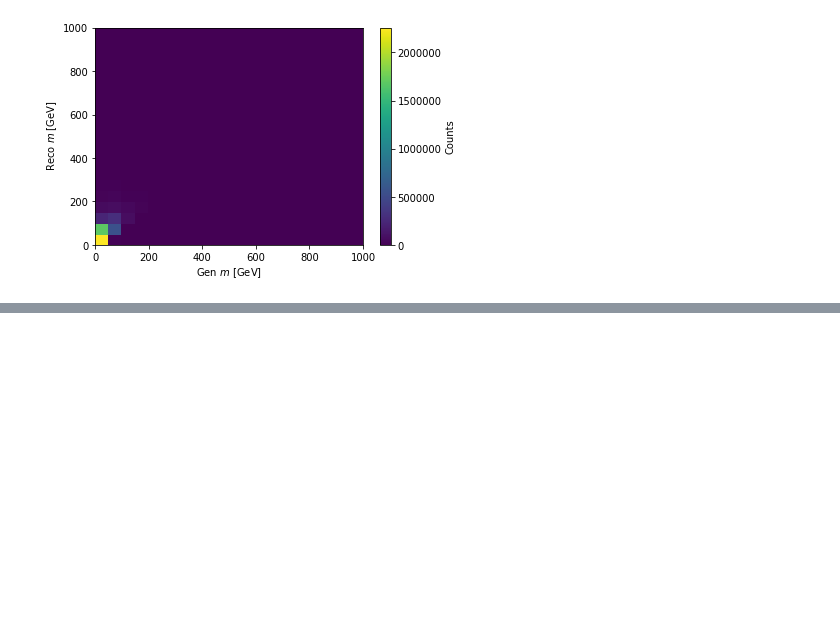
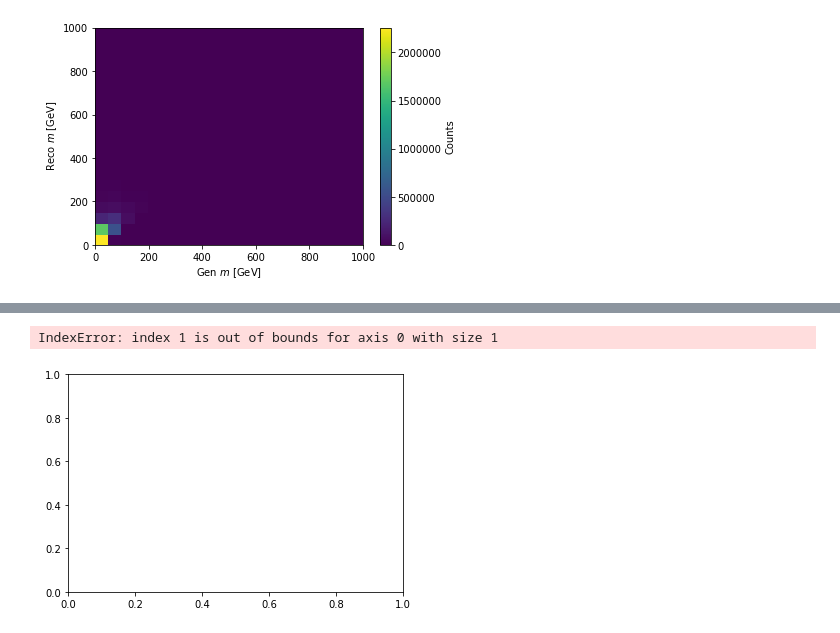
Before and after one commit to nsmith-/CoffeaJERC, a Jupyter notebook: test.ipynb, the cells around one changed output, grey strips where cells are left out. Cells and saved outputs as stored; diff of their text form; code cells hidden in the pictures; blank space fills up the shorter version.

```diff
--- a/test.ipynb
+++ b/test.ipynb
@@ -210,0 +272,5 @@ hist.plot2d(output['h_response'].sum('dataset', 'pt_reco_axis', 'pt_gen_axis'),
+# %%
+hist.plot2d(output['h_2dresponse'].sum('dataset'), xaxis='gen_axis');
+# %% [output]
+IndexError: index 1 is out of bounds for axis 0 with size 1
+[figure, added]
```
Also changed, not shown: parts of 8 cells of this notebook.
